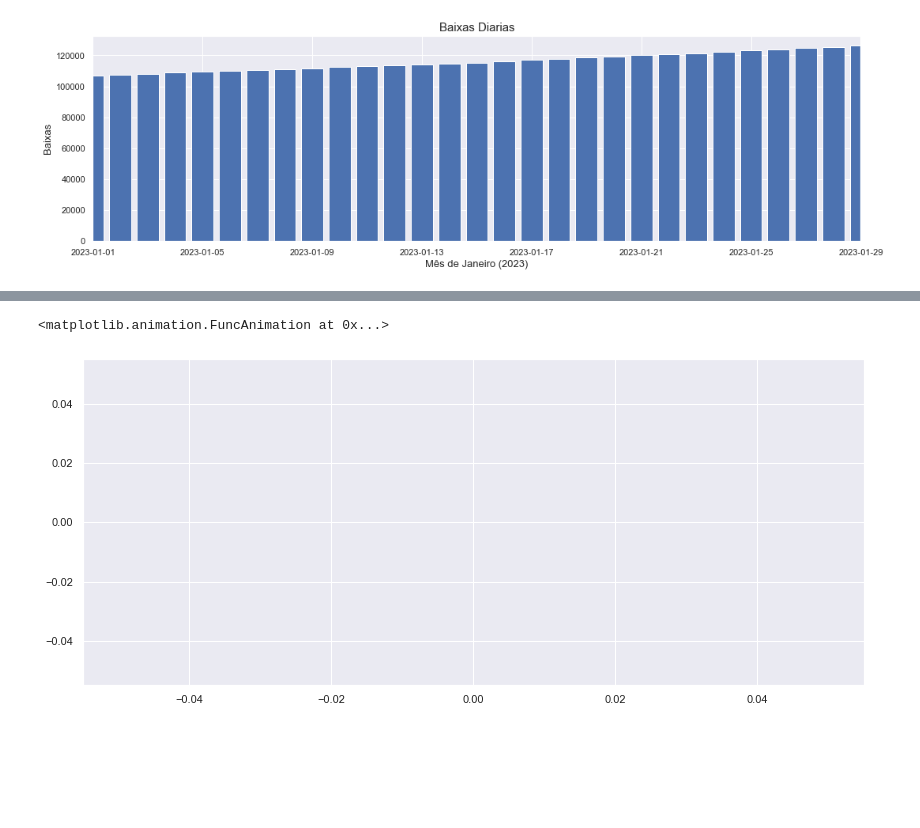
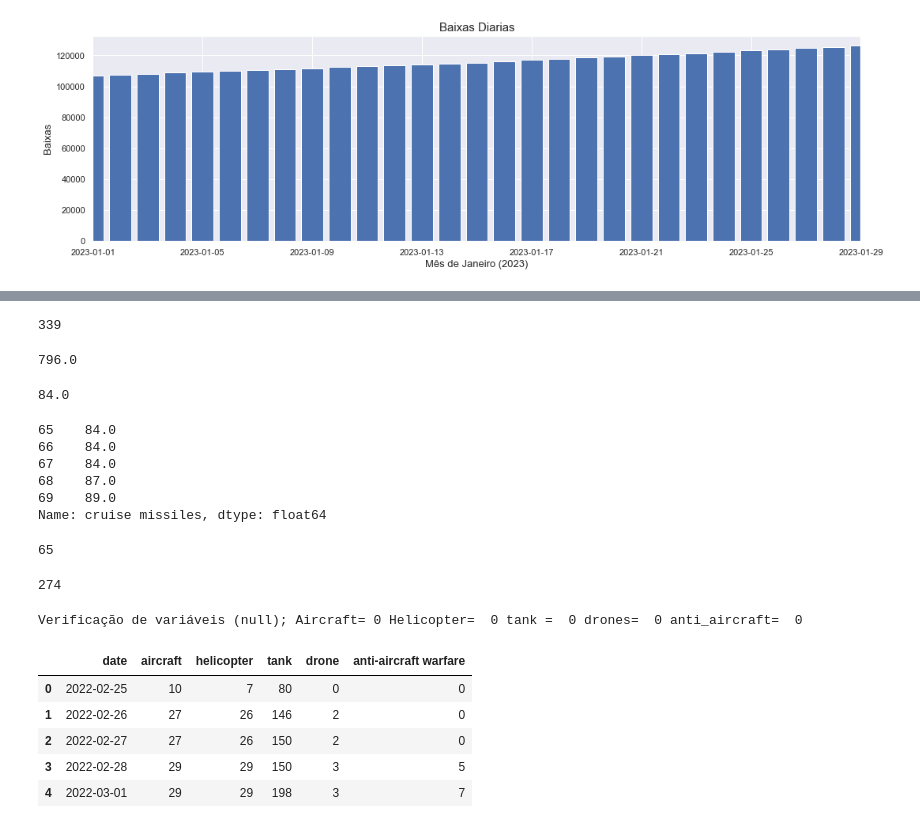
Before and after one commit to henriquecarvalho-maker/Projeto-Guerra-da-Ucrania, a Jupyter notebook: Russia_Losses.ipynb, the cells around one changed output, grey strips where cells are left out. Cells and saved outputs as stored; diff of their text form; code cells hidden in the pictures; blank space fills up the shorter version.

```diff
--- a/Russia_Losses.ipynb
+++ b/Russia_Losses.ipynb
@@ -168,24 +157,39 @@ dard
 # %%
-#dard.to_csv('dard_ani.csv')
+data['cruise missiles'].isna().count()
+# %% [output]
+339
 # %%
-dfani = pd.read_csv('dados/dard_ani.csv')
+data['cruise missiles'].max()
+# %% [output]
+796.0
 # %%
-x=[]
-y=[]
-
-fig, ax= plt.subplots()
-ax.plot(x, y)
-
-contador= count(0, 1)
-def update(i):
-    idx=next(contador)
-    x.append(dfani.iloc[idx, 0])
-    y.append(dfani.iloc[idx, 1])
-    plt.cla()
-    ax.plot(x, y)
-
-ani= animation.FuncAnimation(fig=fig, func=update, interval=200)
-ani
+data['cruise missiles'].min()
 # %% [output]
-<matplotlib.animation.FuncAnimation at 0x...>
+84.0
-[figure, removed]
+# %%
+cruise_missiles = data['cruise missiles'].dropna()
+cruise_missiles.head()
+# %% [output]
+65    84.0
+66    84.0
+67    84.0
+68    87.0
+69    89.0
+Name: cruise missiles, dtype: float64
+# %%
+data['cruise missiles'].isna().sum()
+# %% [output]
+65
+# %%
+data['cruise missiles'].notna().sum()
+# %% [output]
+274
+# %%
+Aircraft = data['aircraft'].isna().sum()
+helicopter = data['helicopter'].isna().sum()
+tank = data['tank'].isna().sum()
+drones = data['drone'].isna().sum()
+anti_aircraft = data['anti-aircraft warfare'].isna().sum()
+print('Verificação de variáveis (null); Aircraft=',Aircraft, 'Helicopter= ',helicopter, 'tank = ', tank,'drones= ', drones, 'anti_aircraft= ', anti_aircraft)
+# %% [output]
+Verificação de variáveis (null); Aircraft= 0 Helicopter=  0 tank =  0 drones=  0 anti_aircraft=  0
@@ -191,0 +198,10 @@ ani
+# %%
+df = pd.DataFrame(data, columns=['date', 'aircraft', 'helicopter', 'tank', 'drone', 'anti-aircraft warfare'])
+df.head()
+# %% [output]
+|  | date | aircraft | helicopter | tank | drone | anti-aircraft warfare |
+| 0 | 2022-02-25 | 10 | 7 | 80 | 0 | 0 |
+| 1 | 2022-02-26 | 27 | 26 | 146 | 2 | 0 |
+| 2 | 2022-02-27 | 27 | 26 | 150 | 2 | 0 |
+| 3 | 2022-02-28 | 29 | 29 | 150 | 3 | 5 |
+| 4 | 2022-03-01 | 29 | 29 | 198 | 3 | 7 |
```
Also changed, not shown: parts of 9 cells of this notebook, 2 other files.
